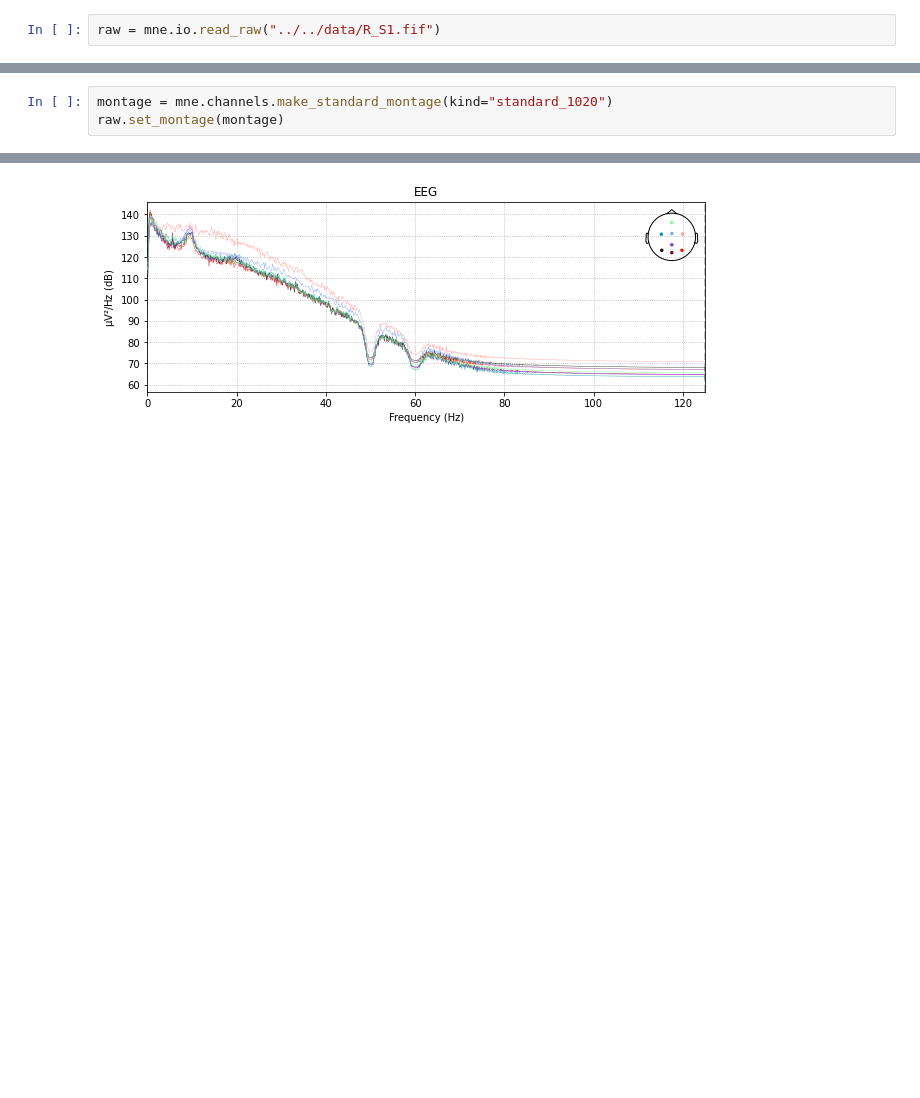
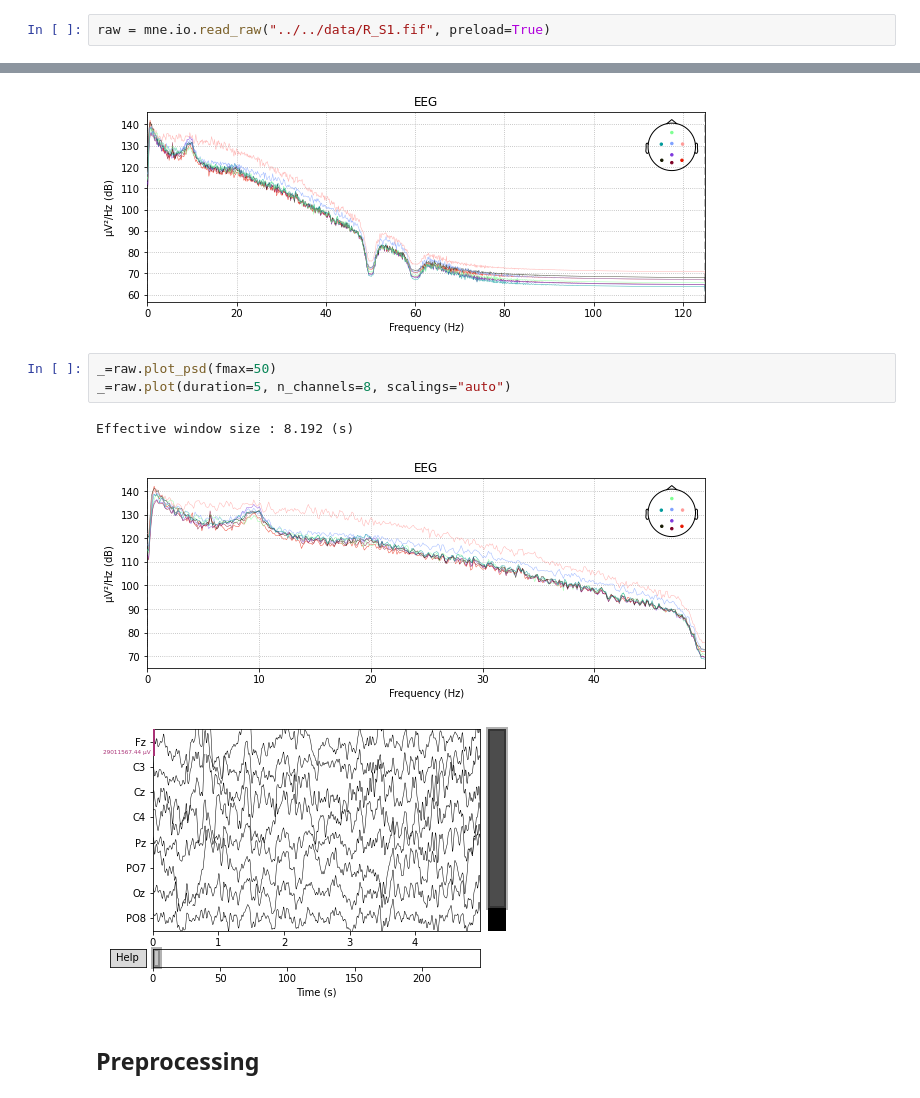
Before and after one commit to esbenkc/P300-Tweaks, a Jupyter notebook: src/mne/mne-viz.ipynb, the cells around one changed output, grey strips where cells are left out. Drawn from its saved outputs; the diff is of its cells as text; blank space fills up the shorter version.

```diff
--- a/src/mne/mne-viz.ipynb
+++ b/src/mne/mne-viz.ipynb
@@ -29,6 +29,6 @@ ch_names = epo.info['ch_names']
 # %% [markdown]
 # MNE Raw files
 # %%
-raw = mne.io.read_raw("../../data/R_S1.fif")
+raw = mne.io.read_raw("../../data/R_S1.fif", preload=True)
 # %% [output]
 Opening raw data file ../../data/R_S1.fif...
@@ -38,3 +37,0 @@ Ready.
-# %%
-montage = mne.channels.make_standard_montage(kind="standard_1020")
-raw.set_montage(montage)
@@ -45,3 +40,12 @@ _=raw.plot_psd()
 # %% [output]
 Effective window size : 8.192 (s)
 [figure]
+# %%
+_=raw.plot_psd(fmax=50)
+_=raw.plot(duration=5, n_channels=8, scalings="auto")
+# %% [output]
+Effective window size : 8.192 (s)
+[figure, added]
+[figure, added]
+# %% [markdown]
+## Preprocessing
```
Also changed, not shown: parts of 7 cells of this notebook, 6 other files.
